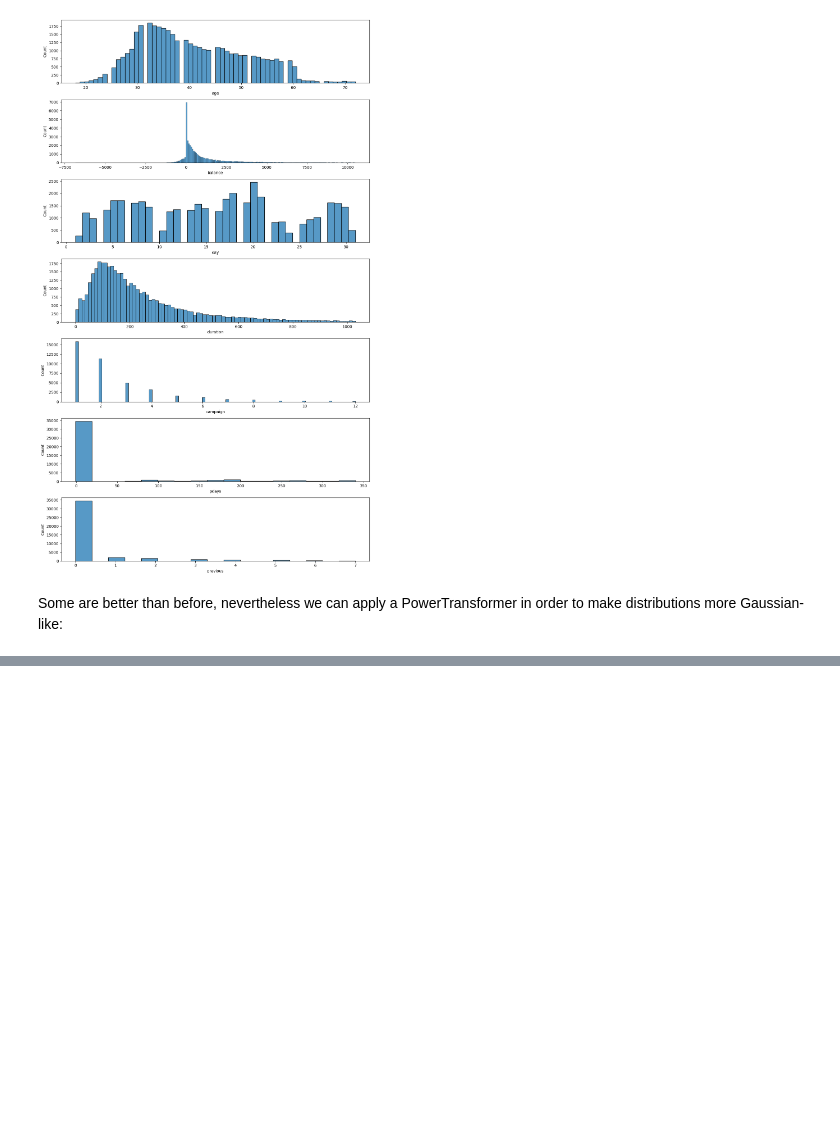
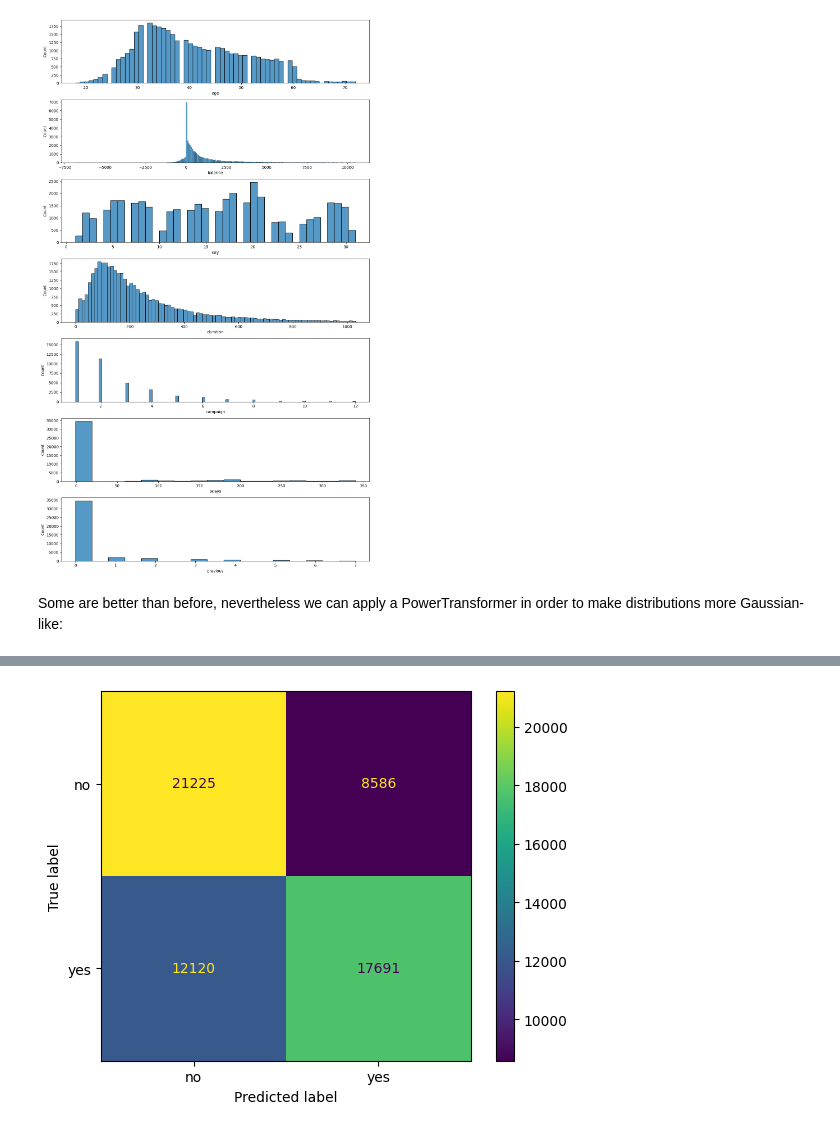
Before and after one commit to pablo-sanchez/mid_bootcamp_project, a Jupyter notebook: Notebooks/transformations.ipynb, the cells around one changed output, grey strips where cells are left out. Cells and saved outputs as stored; diff of their text form; code cells hidden in the pictures; blank space fills up the shorter version.

Commit message:
First model finished and EDA as well

```diff
--- a/Notebooks/transformations.ipynb
+++ b/Notebooks/transformations.ipynb
@@ -96,0 +133,13 @@ num_tran = transformer.transform(numerical_0out)
+# %%
+from sklearn.preprocessing import OneHotEncoder
+
+encoder = OneHotEncoder(drop='first').fit(X_train_cat)
+
+X_train_cat_np = encoder.transform(X_train_cat).toarray()
+X_test_cat_np = encoder.transform(X_test_cat).toarray()
+
+X_train_cat_encoded = pd.DataFrame(X_train_cat_np, columns=encoder.get_feature_names_out())
+X_test_cat_encoded = pd.DataFrame(X_test_cat_np, columns=encoder.get_feature_names_out())
+# %%
+X_train_transformed = pd.concat([X_train_scaled, X_train_cat_encoded], axis=1)
+X_train_transformed.head()
@@ -96,0 +167,10 @@ num_tran = transformer.transform(numerical_0out)
+# %%
+from collections import Counter
+from imblearn.over_sampling import RandomOverSampler
+
+ros = RandomOverSampler(random_state=23)
+X_train_over, y_train_over = ros.fit_resample(X_train_transformed, y_train)
+
+display(pd.concat([X_train_over,y_train_over],axis=1).head())
+print('Resampled dataset shape %s' % Counter(y_train_over))
+print(y_train_over.value_counts())
@@ -96,0 +189,19 @@ num_tran = transformer.transform(numerical_0out)
+# %%
+from sklearn.linear_model import LogisticRegression
+
+lr = LogisticRegression(random_state=23, solver='lbfgs', max_iter=1000).fit(X_train_over, y_train_over)
+
+y_train_pred = lr.predict(X_train_over)
+y_test_pred  = lr.predict(X_test_transformed)
+# %%
+from sklearn.metrics import confusion_matrix, ConfusionMatrixDisplay, accuracy_score, precision_score, recall_score
+from sklearn.metrics import classification_report, f1_score, cohen_kappa_score
+
+cm_train_imb = confusion_matrix(y_train_over, y_train_pred)
+
+disp = ConfusionMatrixDisplay(cm_train_imb, display_labels=lr.classes_)
+disp.plot()
+#savefig
+plt.show()
+# %% [output]
+[figure, added]
```
Also changed, not shown: parts of 32 cells of this notebook, 20 other files.
